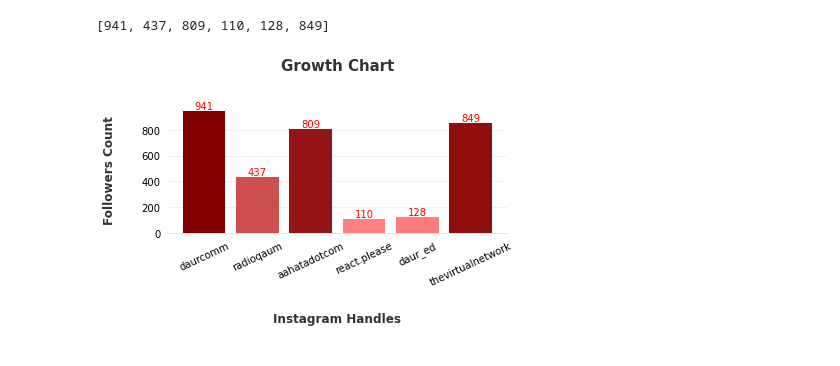
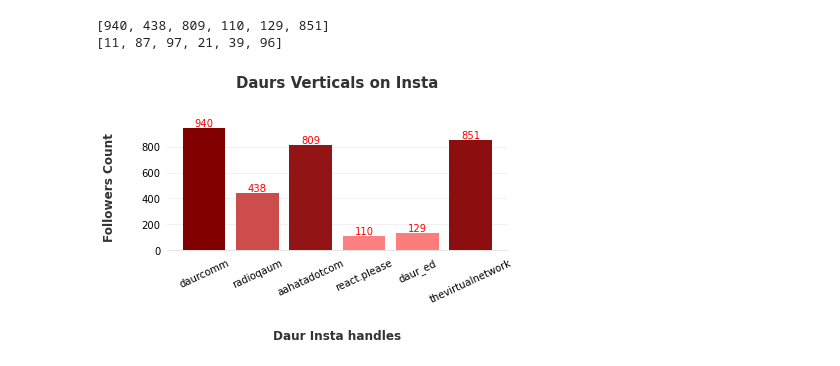
Before and after one commit to vaani787/insta_info_scraper, a Jupyter notebook: insta follower scraper.ipynb, the cells around one changed output. Drawn from its saved outputs; the diff is of its cells as text; code cells hidden in the pictures.

```diff
--- a/insta follower scraper.ipynb
+++ b/insta follower scraper.ipynb
@@ -49,17 +49,22 @@ if __name__=="__main__":
     # user name
     usernames=["daurcomm","radioqaum","aahatadotcom","react.please","daur_ed","thevirtualnetwork"]
     followers_count=[]
+    posts=[]
     #username = "the_drunken_astronaut"
     for username in usernames:
 
     # calling scrape function
         data = scrape_data(username)
         followers_count.append(data['Followers'])
+        posts.append(data['Posts'])
     # printing the info
     followers_count = [int(i) for i in followers_count]
+    posts = [int(i) for i in posts]
     print(followers_count)
+    print(posts)
 # %% [output]
-[941, 437, 809, 110, 128, 849]
+[940, 438, 809, 110, 129, 851]
+[11, 87, 97, 21, 39, 96]
 # %%
 import matplotlib.pyplot as plt
 import matplotlib as mp
@@ -89,33 +94,33 @@ bars = ax.bar(usernames,followers_count,color=color_map(data_normalizer(likeabil
 plt.xticks(rotation=25, fontname='dejavu sans')
 
 # Axis formatting.
 ax.spines['top'].set_visible(False)
 ax.spines['right'].set_visible(False)
 ax.spines['left'].set_visible(False)
 ax.spines['bottom'].set_color('#DDDDDD')
 ax.tick_params(bottom=False, left=False)
 ax.set_axisbelow(True)
 ax.yaxis.grid(True, color='#EEEEEE')
 ax.xaxis.grid(False)
 
 # Add text annotations to the top of the bars.
 bar_color = bars[0].get_facecolor()
 for bar in bars:
     ax.text(
       bar.get_x() + bar.get_width() / 2,
       bar.get_height() + 14.0,
       round(bar.get_height()),
       horizontalalignment='center',
       color='red'
   )
 
-ax.set_xlabel('Instagram Handles', labelpad=25, color='#333333', fontsize=12, weight='bold')
+ax.set_xlabel('Daur Insta handles', labelpad=25, color='#333333', fontsize=12, weight='bold')
 ax.set_ylabel('Followers Count', labelpad=25, color='#333333', fontsize=12, weight='bold')
-ax.set_title('Growth Chart', pad=35, color='#333333', fontsize=15,
+ax.set_title('Daurs Verticals on Insta', pad=35, color='#333333', fontsize=15,
              weight='bold')
 
 fig.tight_layout()
 
 plt.show()
 # %% [output]
-[figure, old version]
+[figure, new version]
```
Also changed, not shown: parts of 1 cell of this notebook.
